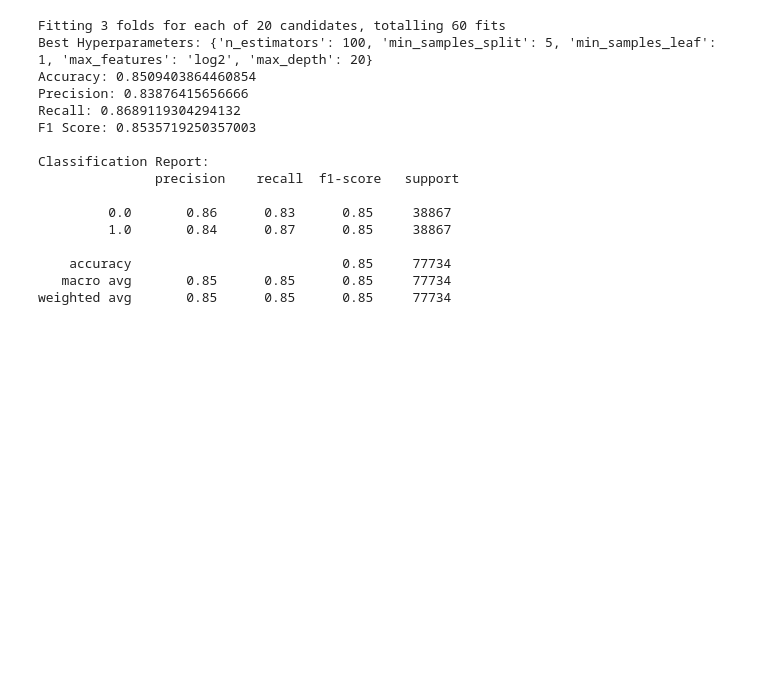
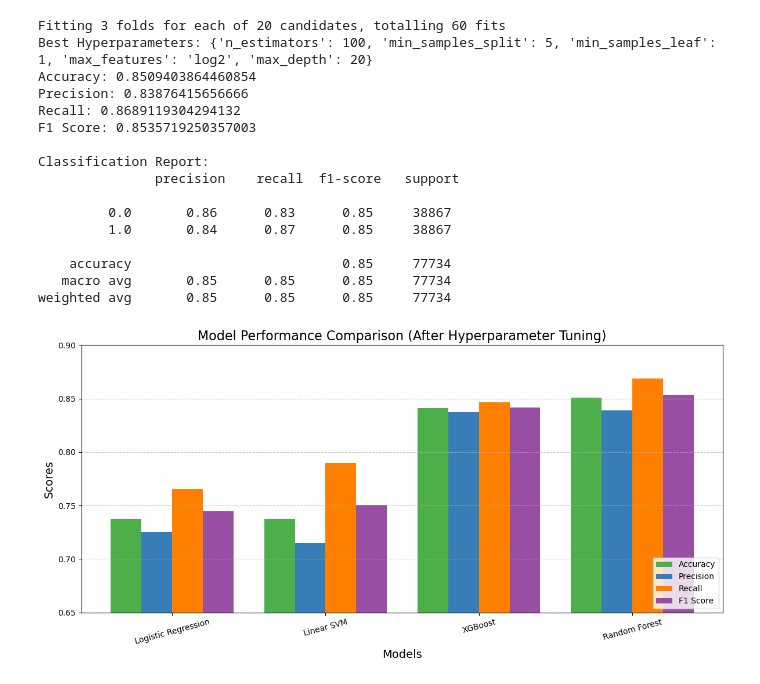
Before and after one commit to najmul19/diabetics_classification_from_daily_activities, a Jupyter notebook: diabatics/diabetics_classification_from_daily_activities.ipynb, the cells around one changed output. Saved outputs shown, nothing was run; the diff lists cells and outputs as text; code cells hidden in the pictures; blank space fills up the shorter version.

Commit message:
performance bar chart after hyper parameter tuning, and decide which one is best form chart

```diff
--- a/diabatics/diabetics_classification_from_daily_activities.ipynb
+++ b/diabatics/diabetics_classification_from_daily_activities.ipynb
@@ -1268,0 +1271,39 @@ weighted avg       0.85      0.85      0.85     77734
+# %%
+models = ['Logistic Regression', 'Linear SVM', 'XGBoost', 'Random Forest']
+
+#metric scores results
+accuracy = [0.7378, 0.7374, 0.8410, 0.8509]
+precision = [0.7254, 0.7149, 0.8372, 0.8388]
+recall = [0.7654, 0.7897, 0.8466, 0.8689]
+f1_score = [0.7449, 0.7504, 0.8419, 0.8536]
+
+#bar width and positions
+bar_width = 0.2
+r1 = np.arange(len(models))
+r2 = [x + bar_width for x in r1]
+r3 = [x + bar_width for x in r2]
+r4 = [x + bar_width for x in r3]
+
+#Plotting
+plt.figure(figsize=(12, 6))
+plt.bar(r1, accuracy, width=bar_width, label='Accuracy', color='#4daf4a')
+plt.bar(r2, precision, width=bar_width, label='Precision', color='#377eb8')
+plt.bar(r3, recall, width=bar_width, label='Recall', color='#ff7f00')
+plt.bar(r4, f1_score, width=bar_width, label='F1 Score', color='#984ea3')
+
+#styles
+plt.xlabel('Models', fontsize=14)
+plt.ylabel('Scores', fontsize=14)
+plt.title('Model Performance Comparison (After Hyperparameter Tuning)', fontsize=16)
+plt.xticks([r + 1.5 * bar_width for r in range(len(models))], models, rotation=15)
+plt.ylim([0.65, 0.9])
+plt.legend(loc='lower right')
+plt.grid(axis='y', linestyle='--', alpha=0.7)
+
+
+
+
+plt.tight_layout()
+plt.show()
+# %% [output]
+[figure, added]
```
Also changed, not shown: parts of 1 cell of this notebook.
